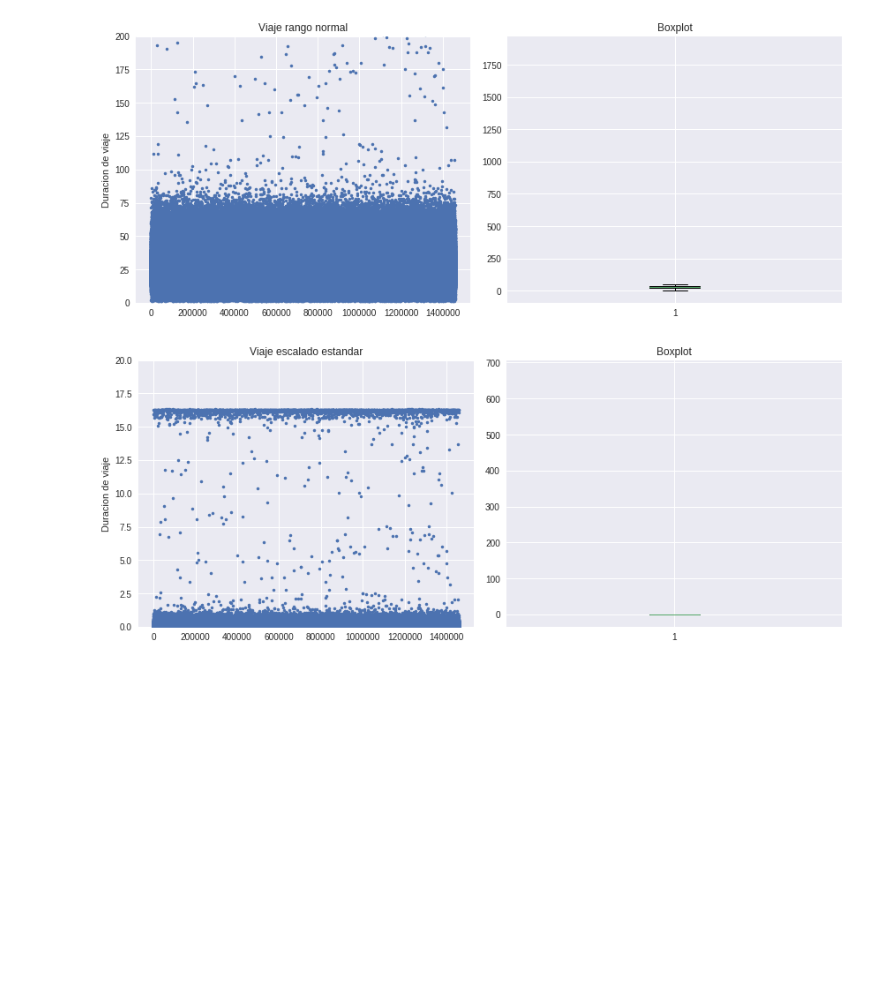
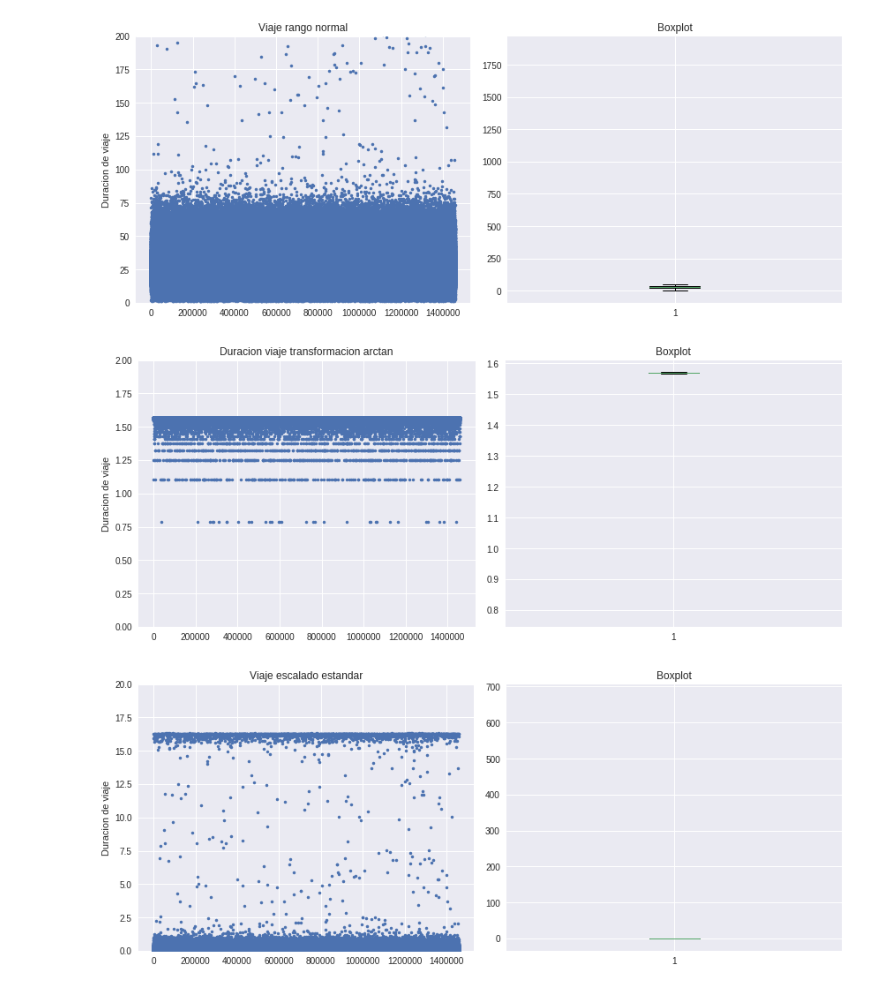
Before and after one commit to FMena14/Kaggle, a Jupyter notebook: TaxiDuration/Codigo.ipynb, the cells around one changed output. Cells and saved outputs as stored; diff of their text form; code cells hidden in the pictures; blank space fills up the shorter version.

```diff
--- a/TaxiDuration/Codigo.ipynb
+++ b/TaxiDuration/Codigo.ipynb
@@ -191,6 +193,20 @@ f.tight_layout() #separar los subplot
 plt.show()
 # %% [output]
 [figure]
+# %%
+f, axarr = plt.subplots(1, 2,figsize=(12,5))
+axarr[0].set_ylabel("Duracion de viaje")
+axarr[0].plot(np.arctan(output),'.')
+axarr[0].set_ylim(0,2)
+axarr[0].set_title("Duracion viaje transformacion arctan")
+
+axarr[1].boxplot(np.arctan(output))
+axarr[1].set_title("Boxplot")
+
+f.tight_layout() #separar los subplot
+plt.show()
+# %% [output]
+[figure, added]
 # %%
 scaler = StandardScaler(with_mean=True, with_std=True)
 
```
Also changed, not shown: parts of 37 cells of this notebook, 1 other file.
